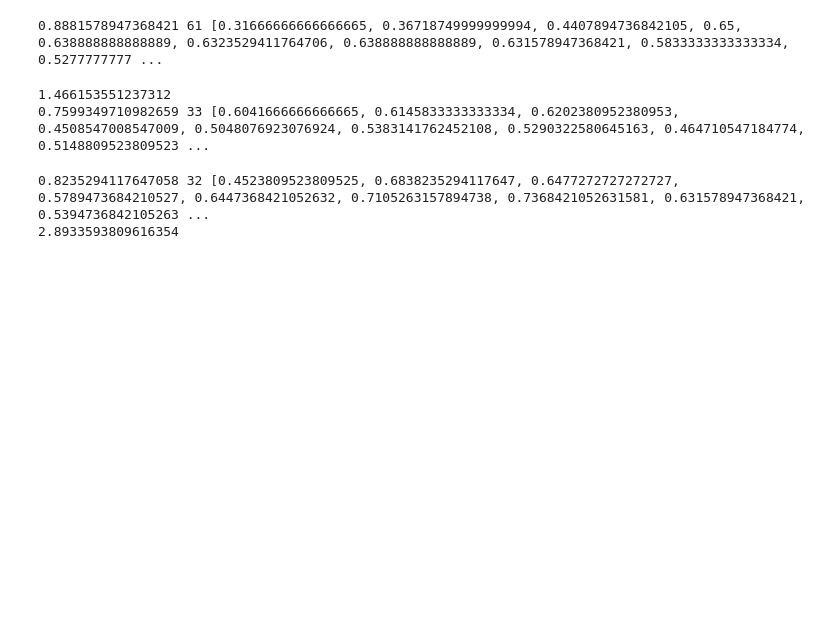
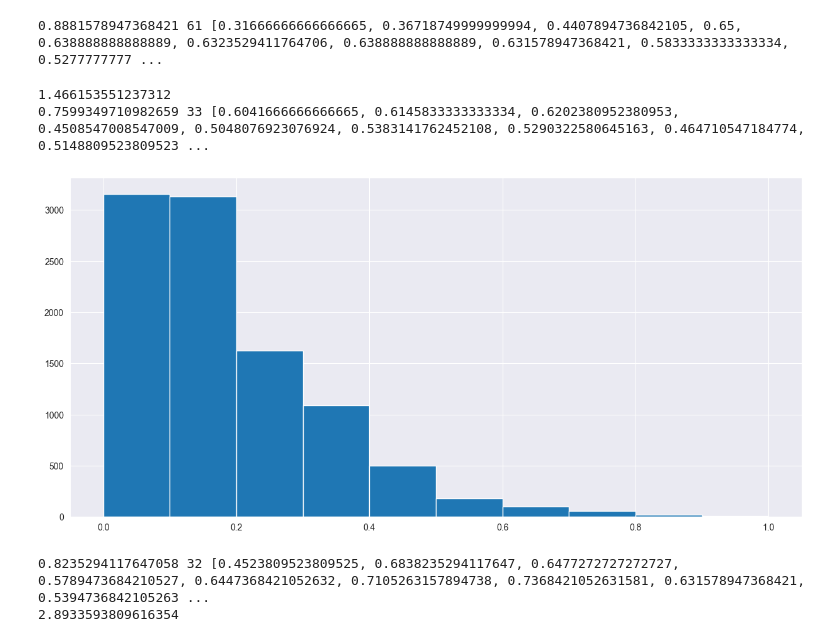
Before and after one commit to hodge-py/Outlier-Detection, a Jupyter notebook: multipleExpon.ipynb, the cells around one changed output. Drawn from its saved outputs; the diff is of its cells as text; code cells hidden in the pictures; blank space fills up the shorter version.

```diff
--- a/multipleExpon.ipynb
+++ b/multipleExpon.ipynb
@@ -884,33 +889,36 @@ for v in range(2,110):
     arr = generateArr(distReturn, median="medMax")
     arr = (arr - np.min(arr)) / (np.max(arr) - np.min(arr))
     means = np.mean(arr)
     inMean = 1 / means
     posNeg4 = []
     spaceStep4 = np.linspace(.95,.99,20)
     for e in spaceStep4:
         ker = -means * np.log(1 - e)
         f = integrate.quad(lambda x: inMean * np.exp(-x * inMean), 0, ker)
         newArr = arr > ker
         posNeg4.append([((y[newArr] == 1).sum() / (y == 1).sum()), (y[newArr] != 1).sum()/ ((y != 1).sum())])
 
     posNeg4 = np.array(posNeg4)
     arrtest1, arrtest2 = np.split(posNeg4, 2,axis=1)
     arrtest1 = arrtest1.flatten()
     arrtest2 = arrtest2.flatten()
     arrtest1 = (arrtest1-np.min(arrtest1))/(np.max(arrtest1)-np.min(arrtest1))
     arrtest2 = (arrtest2-np.min(arrtest2))/(np.max(arrtest2)-np.min(arrtest2))
     arrtest2 = np.nan_to_num(arrtest2)
     if np.sum(arrtest2) == 0:
         tots += [1]
     else:
         tots += [integrate.trapezoid(arrtest1, x=-arrtest2)]
 
 print(skew(arr))
 print(max(tots),tots.index(max(tots))+2,tots)
+plt.hist(arr)
+plt.show()
 # skewness influences the linspace, aka the significance level
 # %% [output]
 1.466153551237312
 0.7599349710982659 33 [0.6041666666666665, 0.6145833333333334, 0.6202380952380953, 0.4508547008547009, 0.5048076923076924, 0.5383141762452108, 0.5290322580645163, 0.464710547184774, 0.5148809523809523 ...
+[figure, added]
 # %%
 arff_file = arff.loadarff('./real/WBC_withoutdupl_norm_v10.arff')
 #arff_file = arff.loadarff('./clusters/real-world/iris.arff')
```
Also changed, not shown: parts of 1 cell of this notebook, 1 other file.
